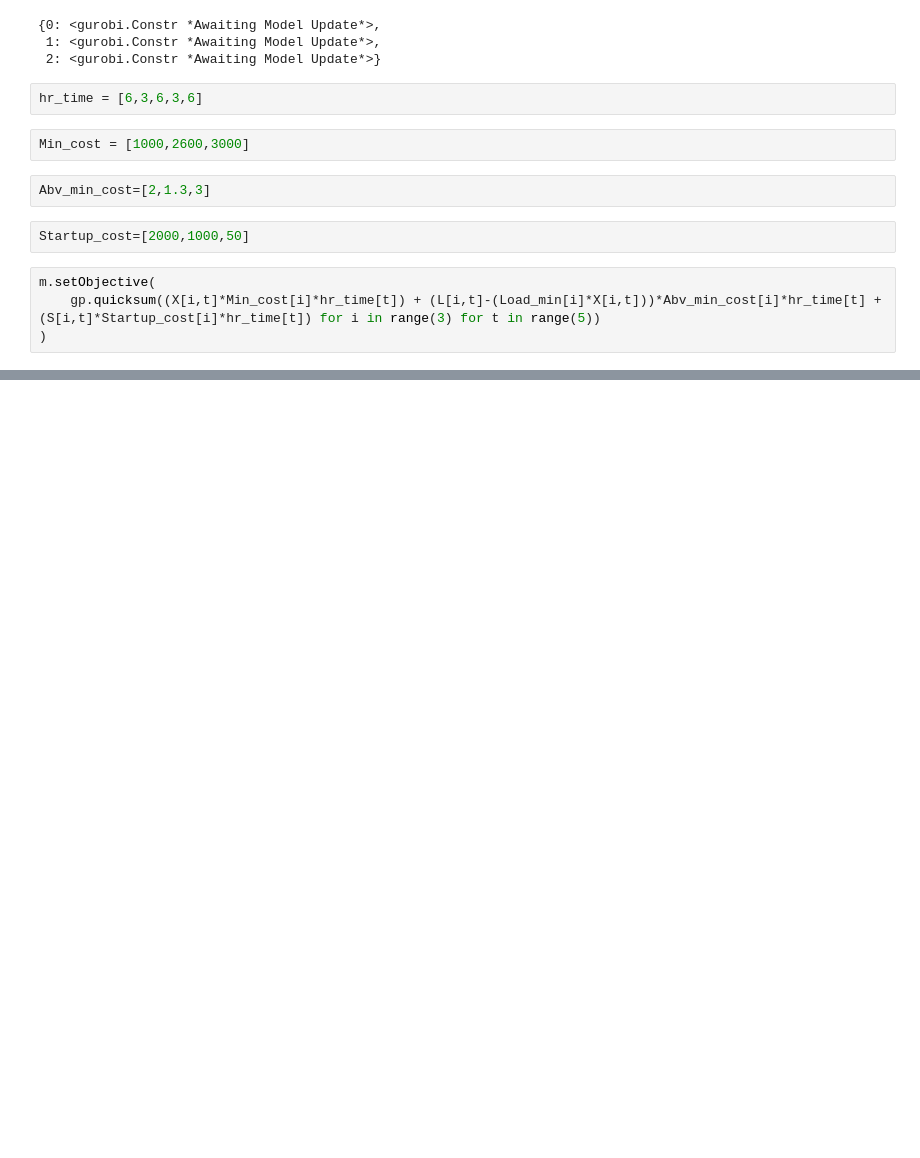
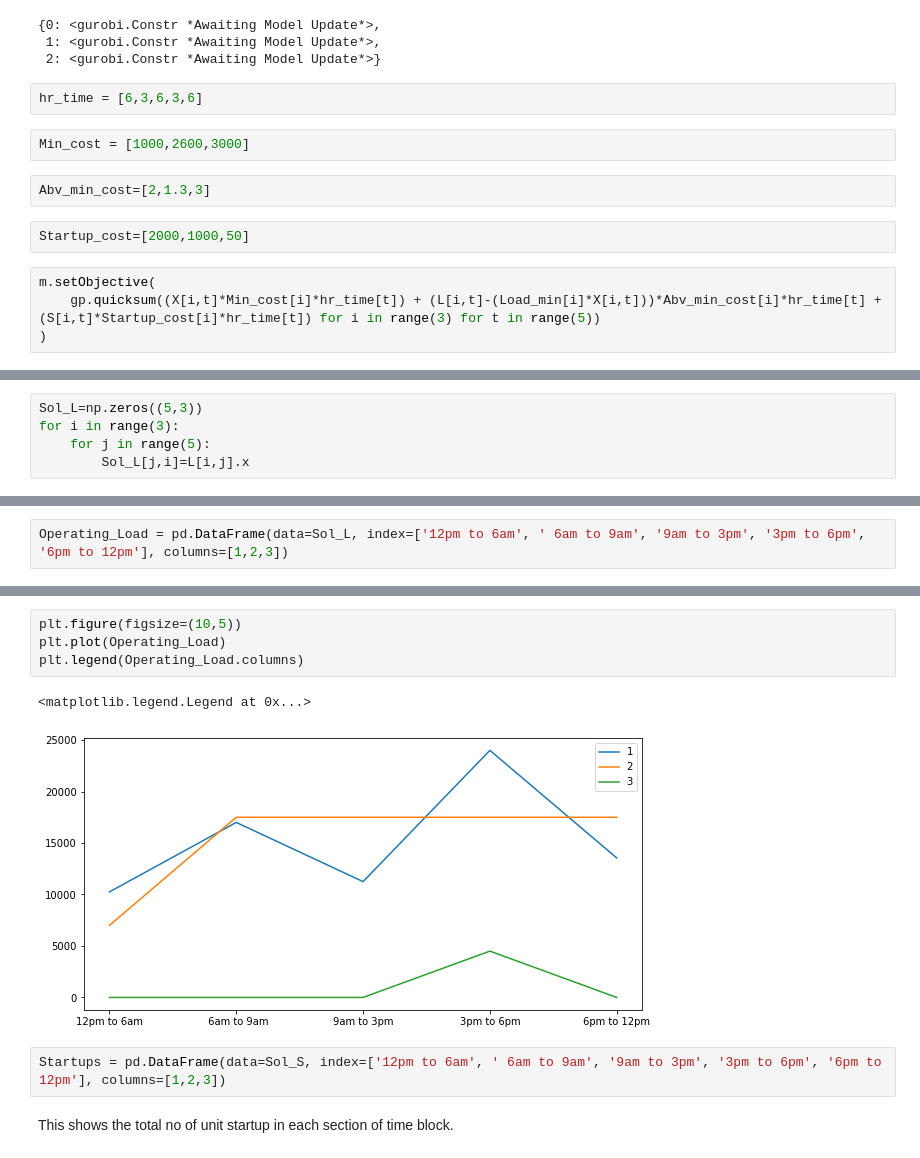
Before and after one commit to satish-kumar-pradhan/Power-Tarrif, a Jupyter notebook: Power Tarrifs.ipynb, the cells around one changed output, grey strips where cells are left out. Cells and saved outputs as stored; diff of their text form; blank space fills up the shorter version.

```diff
--- a/Power Tarrifs.ipynb
+++ b/Power Tarrifs.ipynb
@@ -198,0 +154,5 @@ S
+# %%
+Sol_L=np.zeros((5,3))
+for i in range(3):
+    for j in range(5):
+        Sol_L[j,i]=L[i,j].x
@@ -198,0 +166,2 @@ S
+# %%
+Operating_Load = pd.DataFrame(data=Sol_L, index=['12pm to 6am', ' 6am to 9am', '9am to 3pm', '3pm to 6pm', '6pm to 12pm'], columns=[1,2,3])
@@ -198,0 +197,11 @@ S
+# %%
+plt.figure(figsize=(10,5))
+plt.plot(Operating_Load)
+plt.legend(Operating_Load.columns)
+# %% [output]
+<matplotlib.legend.Legend at 0x...>
+[figure, added]
+# %%
+Startups = pd.DataFrame(data=Sol_S, index=['12pm to 6am', ' 6am to 9am', '9am to 3pm', '3pm to 6pm', '6pm to 12pm'], columns=[1,2,3])
+# %% [markdown]
+This shows the total no of unit startup in each section of time block.
```
Also changed, not shown: parts of 21 cells of this notebook.
